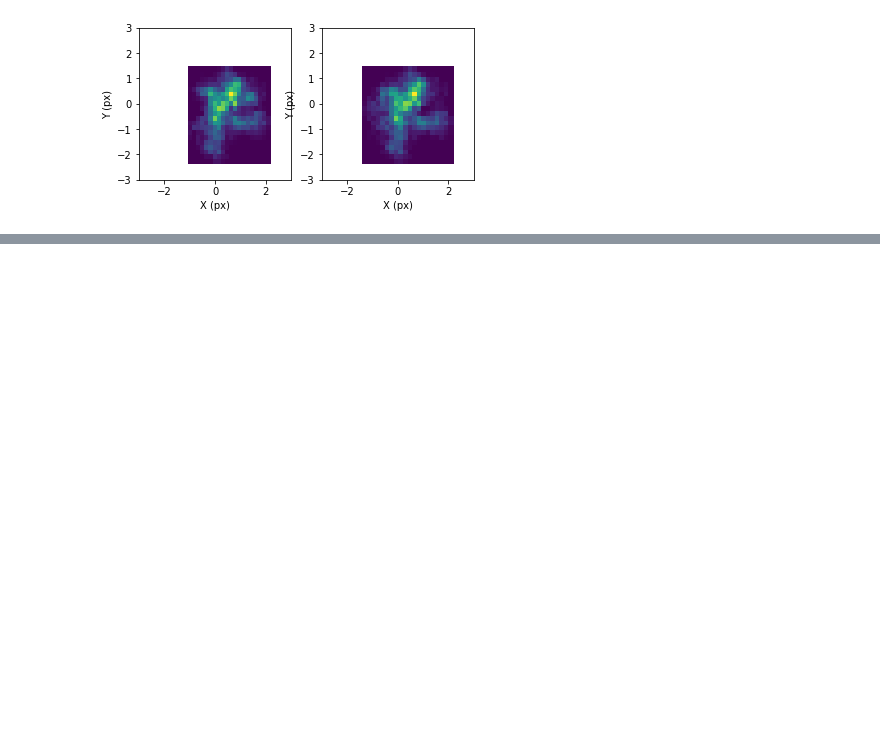
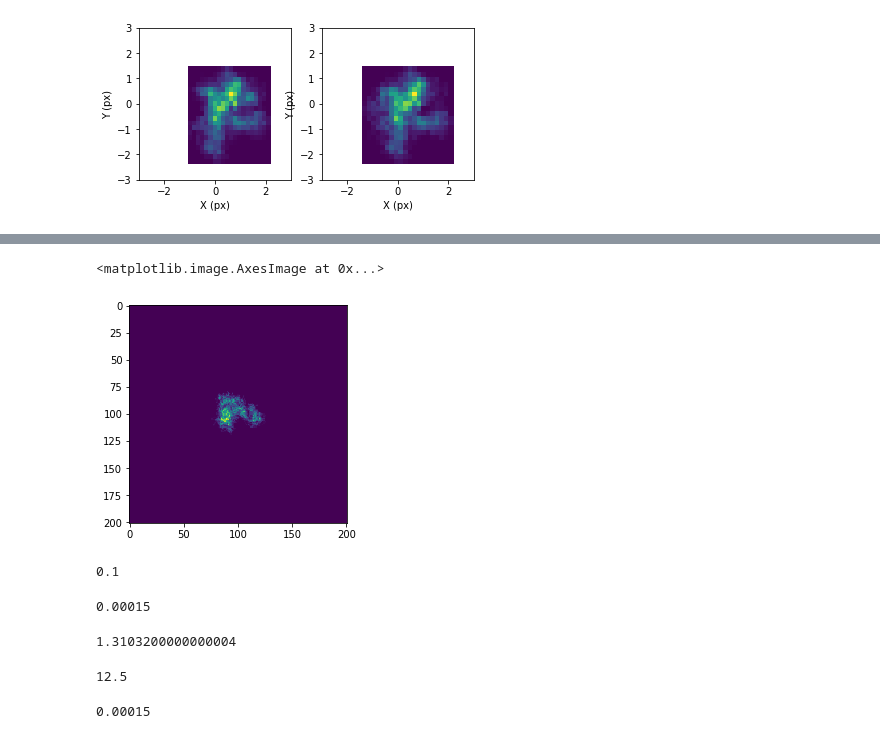
Before and after one commit to tkamizuka/jasmine-imagesim-data, a Jupyter notebook: 20220514a/02_results_ctl4_det10_tel10/analysis11.ipynb, the cells around one changed output, grey strips where cells are left out. Drawn from its saved outputs; the diff is of its cells as text; code cells hidden in the pictures; blank space fills up the shorter version.

```diff
--- a/20220514a/02_results_ctl4_det10_tel10/analysis11.ipynb
+++ b/20220514a/02_results_ctl4_det10_tel10/analysis11.ipynb
@@ -93,0 +107,26 @@ for i in range(0,10):
+# %%
+h, x, y = np.histogram2d(np.round(theta_full[0,0:ndata]*detpix_scale/fp_scale), np.round(theta_full[1,0:ndata]*detpix_scale/fp_scale), bins=np.arange(-101,101)+0.5, normed=True)
+plt.imshow(h.T)
+# %% [output]
+<matplotlib.image.AxesImage at 0x...>
+[figure, added]
+# %%
+det.readparams.t_overhead
+# %% [output]
+0.1
+# %%
+cp.ace_control['dtace']
+# %% [output]
+0.00015
+# %%
+det.readparams.t_scan
+# %% [output]
+1.3103200000000004
+# %%
+cp.tplate
+# %% [output]
+12.5
+# %%
+cp.ace_control['dtace']
+# %% [output]
+0.00015
```
Also changed, not shown: parts of 9 cells of this notebook, 11 other files.
